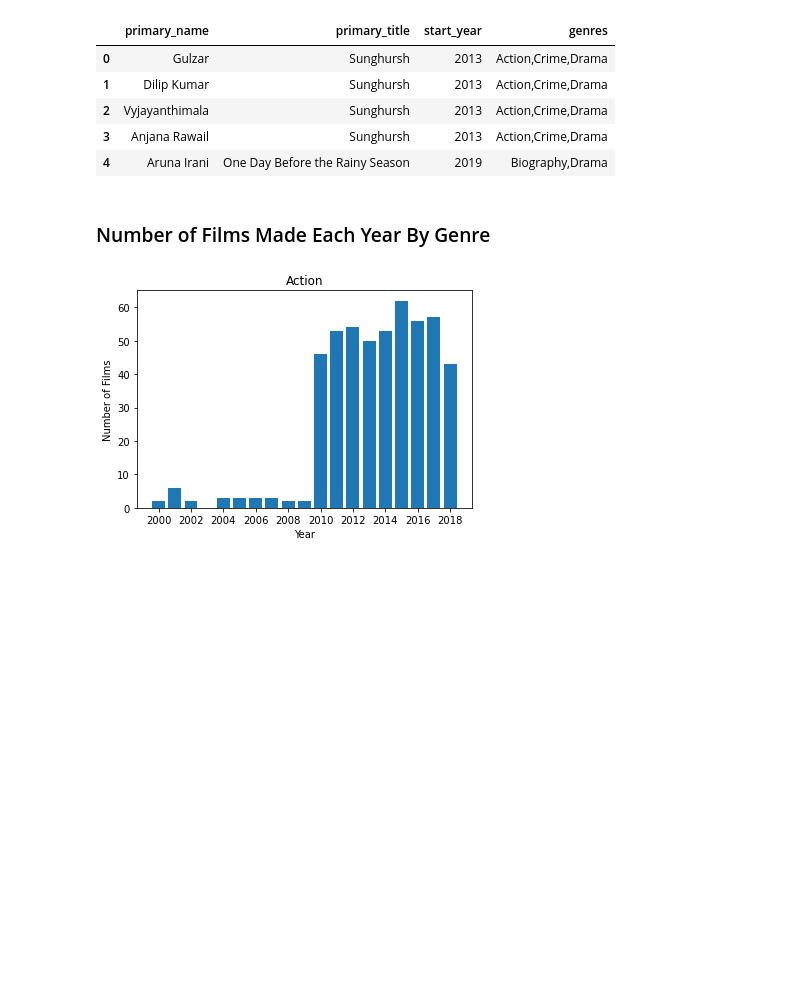
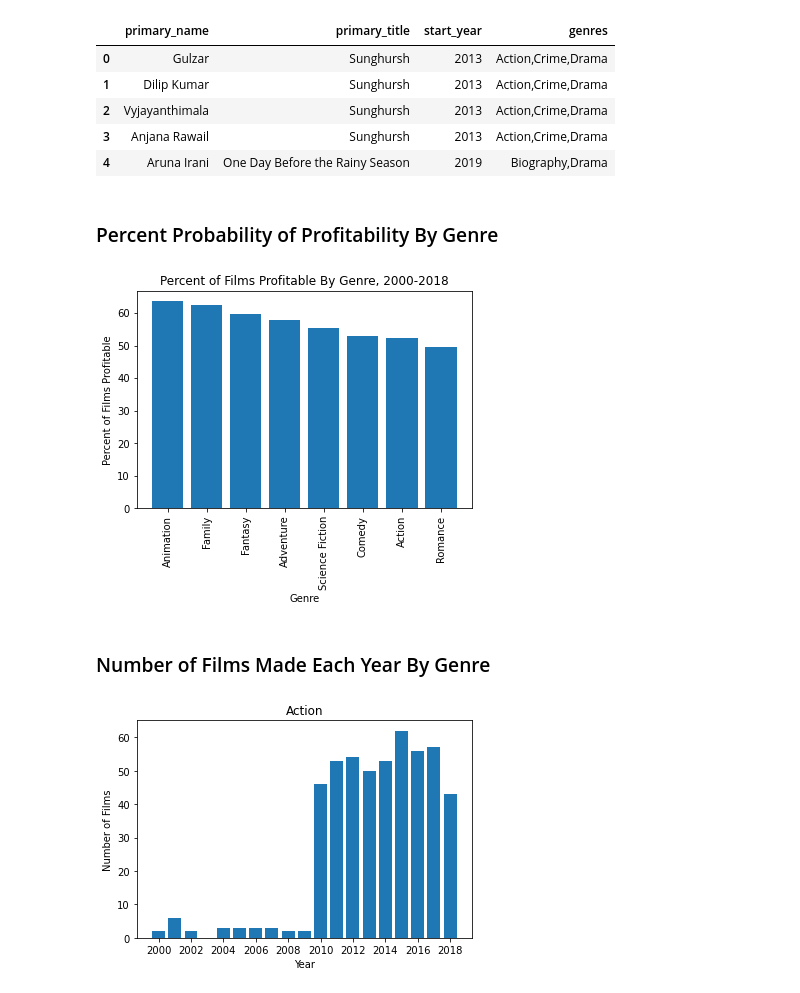
Before and after one commit to Sombrero7/project1, a Jupyter notebook: final_notebook.ipynb, the cells around one changed output. Saved outputs shown, nothing was run; the diff lists cells and outputs as text; code cells hidden in the pictures; blank space fills up the shorter version.

```diff
--- a/final_notebook.ipynb
+++ b/final_notebook.ipynb
@@ -156,13 +156,47 @@ imdb_df.head()
 | 3 | Anjana Rawail | Sunghursh | 2013 | Action,Crime,Drama |
 | 4 | Aruna Irani | One Day Before the Rainy Season | 2019 | Biography,Drama |
 # %% [markdown]
-### Number of Films Made Each Year By Genre
+### Percent Probability of Profitability By Genre
 # %%
 df_grand = tmdb_df.set_index('title').join(tn_df.set_index('movie'))
 # %%
 df_grand.dropna(inplace=True)
 df_grand['release_date'] = df_grand['release_date'].apply('int64')
 df_grand = df_grand[(df_grand['release_date'] > 1999) & (df_grand['release_date'] < 2019)]
+# %%
+# get profitabiltity numbers by genre
+num_profitable_films = df_grand.groupby('genre_ids')['profitable'].value_counts()
+# %%
+# clean proftiabilty numbers for visual display
+x = list(num_profitable_films.index)
+y = list(num_profitable_films.values)
+
+x1 = [y[i] for i in range(len(x)) if x[i][1]==True]
+y1 = [y[2*i]+y[2*i+1] for i in range(len(y)//2)]
+
+genres = [x[i*2][0] for i in range(len(x)//2)]
+prof_rates = [round(x2*100/y2,1) for x2,y2 in zip(x1,y1)]
+
+genre_prof_rate_list = [(rate,genre) for rate, genre in zip(prof_rates, genres)]
+sorted_by_second = sorted(genre_prof_rate_list, key=lambda tup: tup[0], reverse=True)
+
+
+
+x2 = [i[1] for i in sorted_by_second[:8]]
+y2 = [i[0] for i in sorted_by_second[:8]]
+# %%
+fig, ax = plt.subplots()
+
+ax.bar(x2, y2);
+plt.xticks(rotation=90);
+plt.xlabel('Genre')
+plt.ylabel('Percent of Films Profitable')
+plt.title('Percent of Films Profitable By Genre, 2000-2018')
+plt.show()
+# %% [output]
+[figure, added]
+# %% [markdown]
+### Number of Films Made Each Year By Genre
 # %%
 genre_freq_by_year = df_grand.groupby(['release_date','genre_ids'])['production_budget'].count()
 # %%
```
Also changed, not shown: parts of 32 cells of this notebook.
